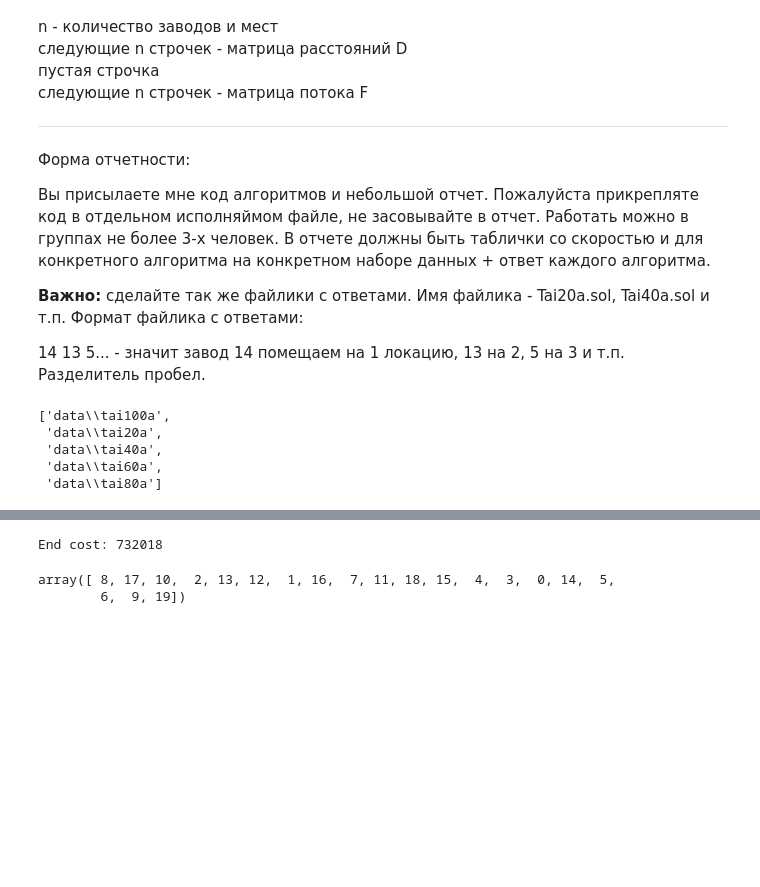
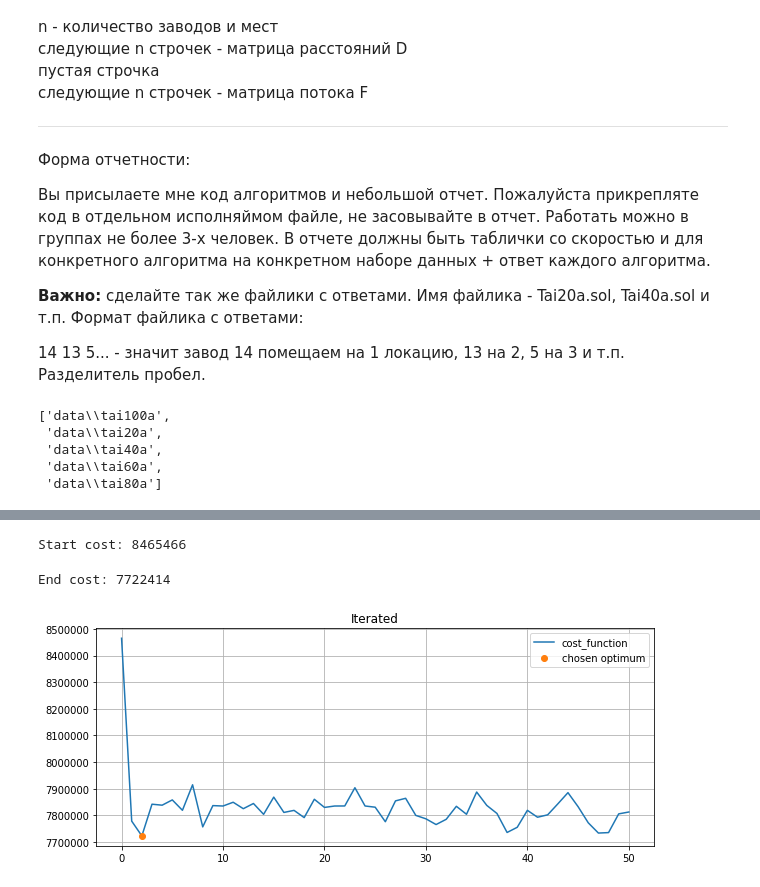
Before and after one commit to CodeSopranos/LocalSearch, a Jupyter notebook: LocalSearch.ipynb, the cells around one changed output, grey strips where cells are left out. Drawn from its saved outputs; the diff is of its cells as text; code cells hidden in the pictures; blank space fills up the shorter version.

Commit message:
Guided enhancement and minor fixes

```diff
--- a/LocalSearch.ipynb
+++ b/LocalSearch.ipynb
@@ -50,9 +50,9 @@ benchmarks
  'data\\tai60a',
  'data\\tai80a']
 # %%
-from algorithm import local_search, iterated_local_search, guided_local_search
+# from algorithm import local_search, iterated_local_search, guided_local_search
 tools   = imp.reload(tools)
-problem = tools.get_problem_dct(benchmarks[1])
+problem = tools.get_problem_dct(benchmarks[3])
 # print(problem)
 print('{} items'.format(problem['n']))
 
@@ -84,15 +82,17 @@ array([ 9,  7,  5, 19,  6, 14, 10, 13,  4, 16, 18, 12,  8, 17,  3,  2,  1,
 # %%
+%%time
 iterated_local_search = imp.reload(iterated_local_search)
 params = dict(solution=solution,
               method='first-improvement',
-              n_iter_ls=200,
-              n_iter=100,
+              n_iter_ls=100,
+              n_iter=50,
               verbose=True)
 alg = iterated_local_search.Iterated(problem)
 alg.set_params(params)
 alg.refresh_params()
-alg.solve()
+_ = alg.solve()
+history = alg.get_history()
 # %% [output]
-End cost: 732018
+Start cost: 8465466
-array([ 8, 17, 10,  2, 13, 12,  1, 16,  7, 11, 18, 15,  4,  3,  0, 14,  5,
-        6,  9, 19])
+End cost: 7722414
+[figure, added]
```
Also changed, not shown: parts of 5 cells of this notebook, 3 other files.
